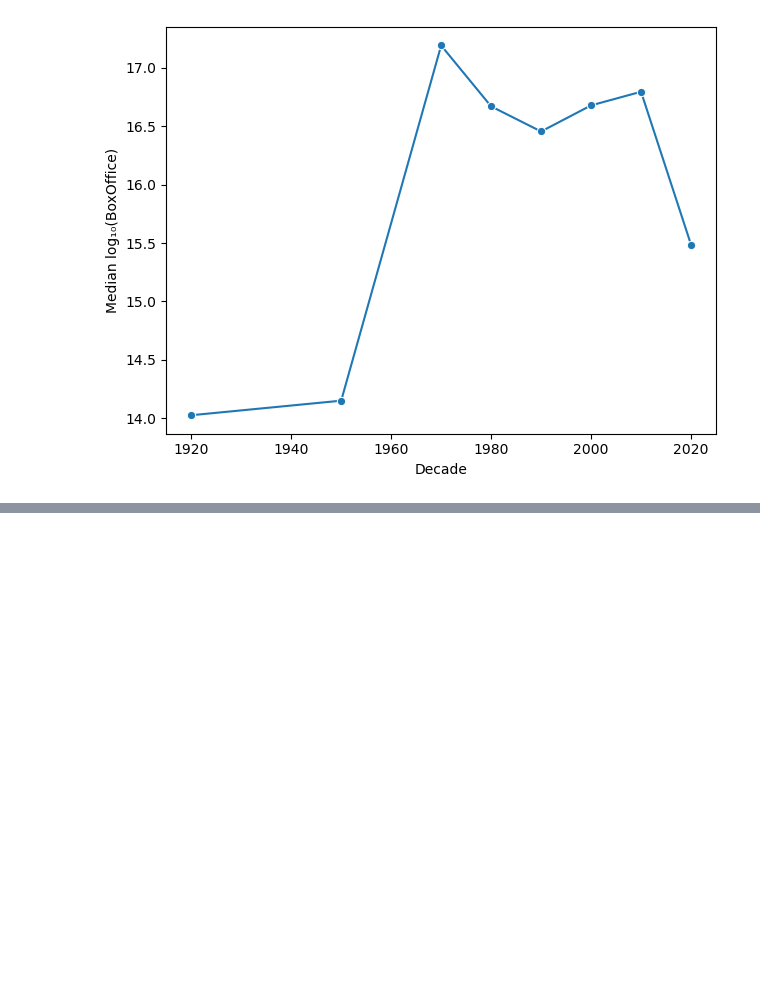
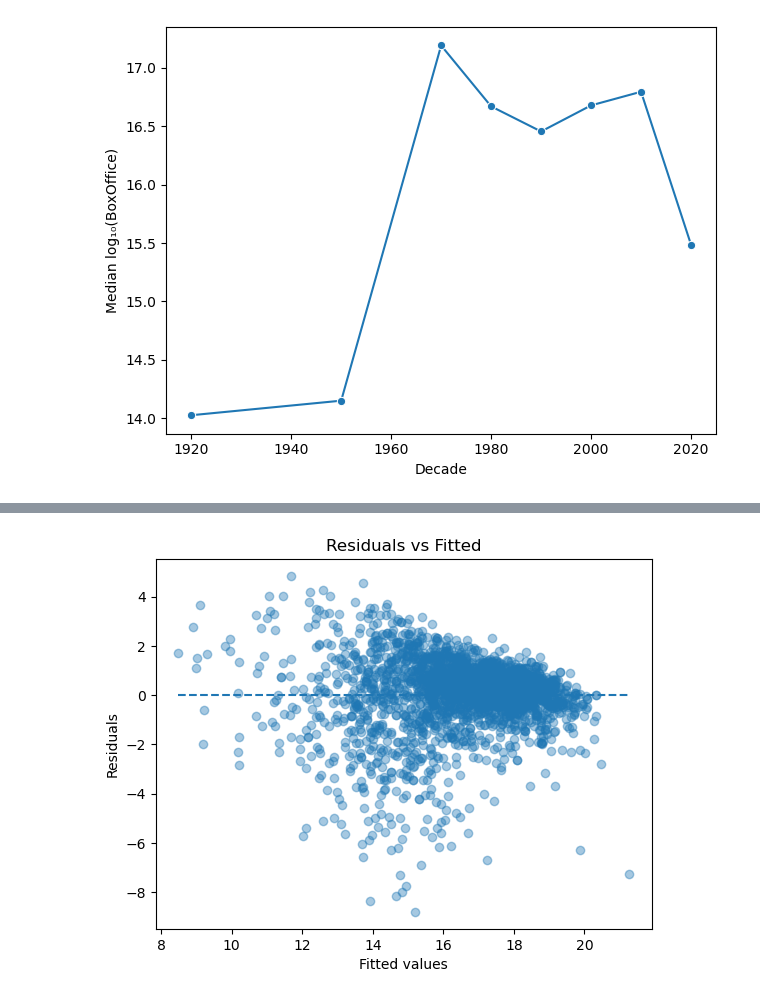
Before and after one commit to CU-S25-MSDSSB-DSCI-01-DataScienceLab/Movie-Project, a Jupyter notebook: main-report.ipynb, the cells around one changed output, grey strips where cells are left out. Drawn from its saved outputs; the diff is of its cells as text; code cells hidden in the pictures; blank space fills up the shorter version.

```diff
--- a/main-report.ipynb
+++ b/main-report.ipynb
@@ -205,0 +291,8 @@ plt.tight_layout()
+# %%
+#| fig-cap: "Figure 10 · Residuals vs. fitted values."
+#| out-width: 90%
+
+from IPython.display import Image
+Image("figures/residuals-plot.png")
+# %% [output]
+[figure, added]
```
Also changed, not shown: parts of 29 cells of this notebook, 29 other files.
